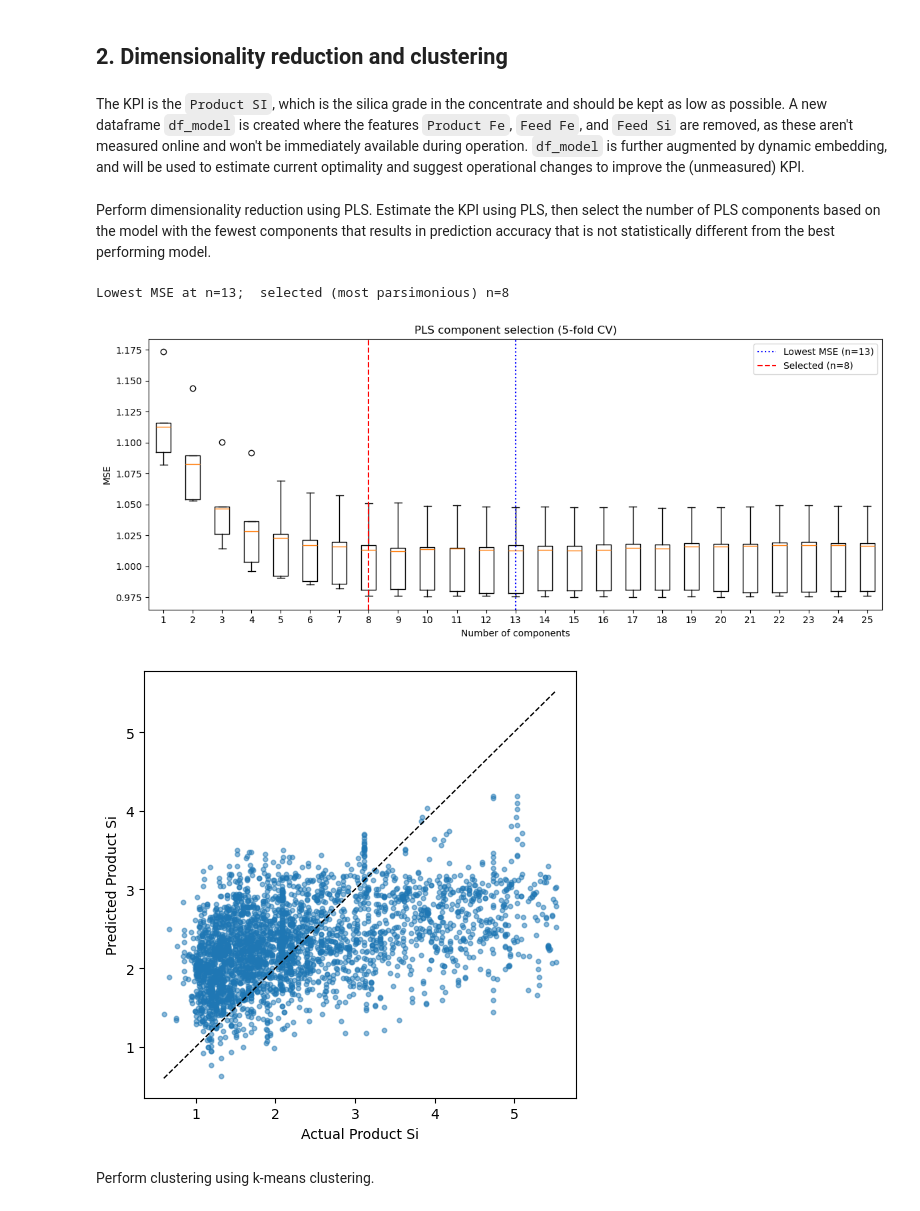
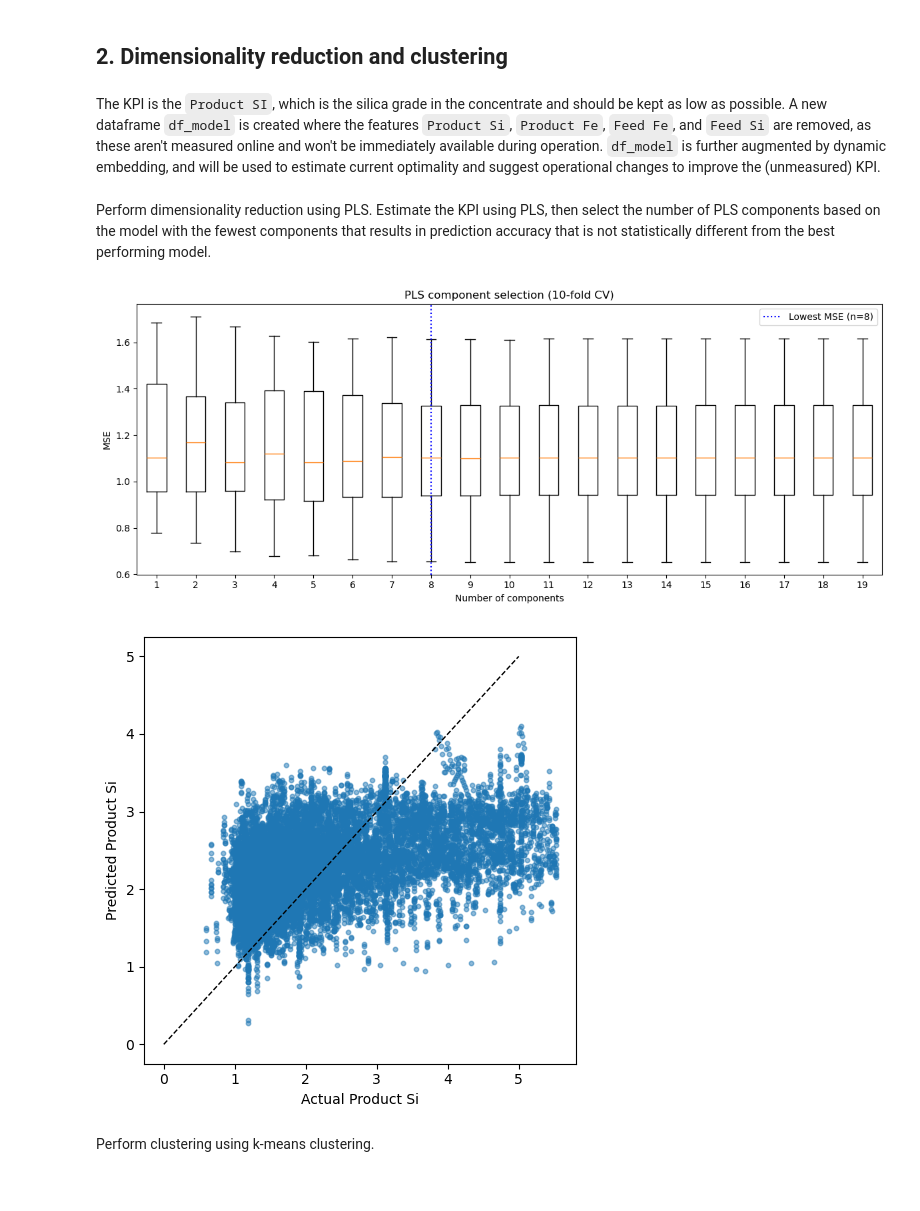
Before and after one commit to Stellenbosch-University-Process-Eng/Optimality-graph, a Jupyter notebook: caseStudy.ipynb, the cells around one changed output. Saved outputs shown, nothing was run; the diff lists cells and outputs as text; code cells hidden in the pictures.

Commit message:
Shuffle=false in CV, removed embedding

```diff
--- a/caseStudy.ipynb
+++ b/caseStudy.ipynb
@@ -102,86 +104,63 @@ plt.show()
 # %% [markdown]
 ## 2. Dimensionality reduction and clustering
 # %% [markdown]
-The KPI is the `Product SI`, which is the silica grade in the concentrate and should be kept as low as possible. A new dataframe `df_model` is created where the features `Product Fe`, `Feed Fe`, and `Feed Si` are removed, as these aren't measured online and won't be immediately available during operation. `df_model` is further augmented by dynamic embedding, and will be used to estimate current optimality and suggest operational changes to improve the (unmeasured) KPI.
+The KPI is the `Product SI`, which is the silica grade in the concentrate and should be kept as low as possible. A new dataframe `df_model` is created where the features `Product Si`, `Product Fe`, `Feed Fe`, and `Feed Si` are removed, as these aren't measured online and won't be immediately available during operation. `df_model` is further augmented by dynamic embedding, and will be used to estimate current optimality and suggest operational changes to improve the (unmeasured) KPI.
 # %%
 targets = ['Product Fe', 'Product Si', 'Feed Fe', 'Feed Si']
-
-lag = 4*6  # 6 lagged variables at a regular lag of 4x 15 minutes = 1 hour is included
-cols = {}
-for col in df_resampled.columns:
-    if col not in targets:
-        for l in range(1, lag, 4):
-            cols[f'{col}_lag{l}'] = df_resampled[col].shift(l)
-
-df_model = pd.concat([df_resampled.drop(targets, axis=1), pd.DataFrame(cols)], axis=1).dropna()
+df_model = df_resampled.drop(targets, axis=1).dropna()
 df = df_resampled.loc[df_model.index]
 # %% [markdown]
 Perform dimensionality reduction using PLS. Estimate the KPI using PLS, then select the number of PLS components based on the model with the fewest components that results in prediction accuracy that is not statistically different from the best performing model.
 # %%
 X = df_model.values
 y = df['Product Si'].values
-X_scaled = StandardScaler().fit_transform(X)
+X = StandardScaler().fit_transform(df_model.values)
 
-max_components = min(25, X_scaled.shape[1])
-kf = KFold(n_splits=5, shuffle=True, random_state=42)
+max_components = min(20, X.shape[1])
+kf = KFold(n_splits=10, shuffle=False)
 
 mse_cv = []
 for n in trange(1, max_components + 1, desc='PLS components'):
     scores = cross_val_score(
-        PLSRegression(n_components=n), X_scaled, y,
+        PLSRegression(n_components=n), X, y,
         cv=kf, scoring='neg_mean_squared_error'
     )
     mse_cv.append(-scores)
 # %%
 # Find the component count with the lowest mean MSE
 mean_mse  = [np.mean(m) for m in mse_cv]
-best_idx  = int(np.argmin(mean_mse))
-
-# Walk from n=1 upward; select the smallest n whose MSE is not
-# statistically significantly worse than the best (one-sided paired t-test)
-n_components = best_idx + 1
-for i in range(best_idx):
-    _, p = stats.ttest_rel(mse_cv[i], mse_cv[best_idx], alternative='greater')
-    if p > 0.05:   # cannot reject H0: mse[i] ≤ mse[best]
-        n_components = i + 1
-        break
-
-print(f'Lowest MSE at n={best_idx + 1};  selected (most parsimonious) n={n_components}')
+n_components  = int(np.argmin(mean_mse))
 
 fig, ax = plt.subplots(figsize=(12, 5))
 ax.boxplot(mse_cv, positions=range(1, max_components + 1))
-ax.axvline(best_idx + 1, color='blue', linestyle=':',  linewidth=1.5, label=f'Lowest MSE (n={best_idx + 1})')
-ax.axvline(n_components,   color='red',  linestyle='--', linewidth=1.5, label=f'Selected (n={n_components})')
+ax.axvline(n_components, color='blue', linestyle=':',  linewidth=1.5, label=f'Lowest MSE (n={n_components})')
 ax.set_xlabel('Number of components')
 ax.set_ylabel('MSE')
-ax.set_title('PLS component selection (5-fold CV)')
+ax.set_title('PLS component selection (10-fold CV)')
 ax.legend()
 plt.tight_layout()
 plt.show()
 
 # --- Fit final PLS model ---
 # Final train/test split for parity plot
-X_train, X_test, y_train, y_test = train_test_split(X_scaled, y, test_size=0.2, random_state=42)
 pls = PLSRegression(n_components=n_components)
-pls.fit(X_train, y_train)
-y_pred = pls.predict(X_test).ravel()
+pls.fit(X, y)
+y_pred = pls.predict(X).ravel()
 
 # --- Parity plot ---
 fig, ax = plt.subplots(figsize=(5, 5))
-ax.scatter(y_test, y_pred, s=10, alpha=0.5)
-lims = [min(y_test.min(), y_pred.min()), max(y_test.max(), y_pred.max())]
-ax.plot(lims, lims, 'k--', linewidth=1)
+ax.scatter(y, y_pred, s=10, alpha=0.5)
+ax.plot([0, 5], [0, 5], 'k--', linewidth=1)
 ax.set_xlabel('Actual Product Si')
 ax.set_ylabel('Predicted Product Si')
 plt.tight_layout()
 plt.show()
 
 # --- Project X into PLS latent space ---
-T = pls.transform(X_scaled)
+T = pls.transform(X)
 # %% [output]
-Lowest MSE at n=13;  selected (most parsimonious) n=8
-[figure, old version]
+[figure, new version]
-[figure, old version]
+[figure, new version]
 # %% [markdown]
 Perform clustering using k-means clustering.
 # %%
```
Also changed, not shown: parts of 17 cells of this notebook.
